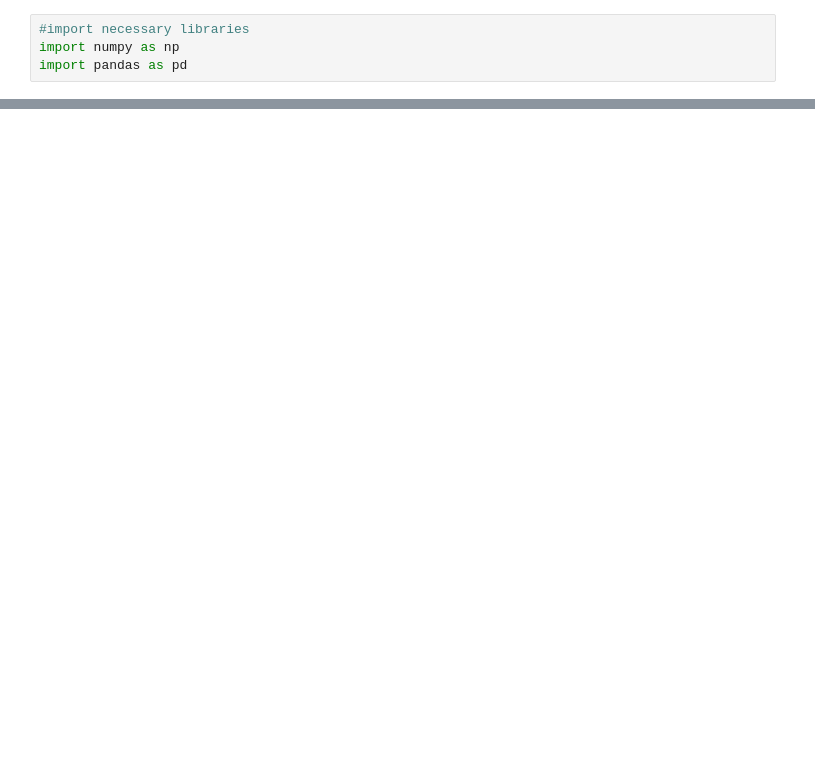
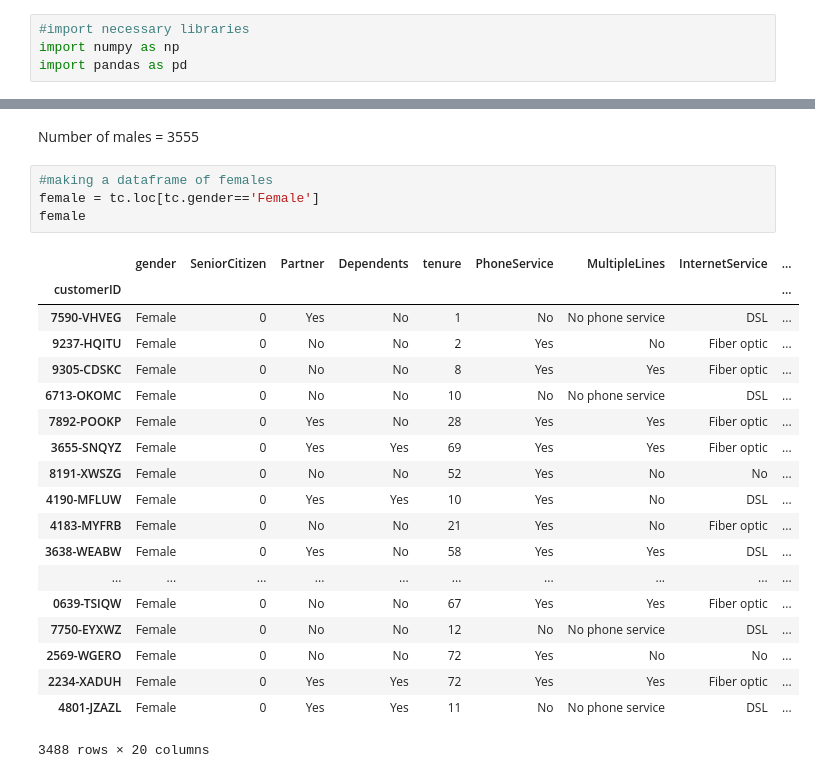
Before and after one commit to ArunimSamudra/eda-taskphase-arunimsamudra, a Jupyter notebook: Telco_analysis.ipynb, the cells around one changed output, grey strips where cells are left out. Cells and saved outputs as stored; diff of their text form; blank space fills up the shorter version.

```diff
--- a/Telco_analysis.ipynb
+++ b/Telco_analysis.ipynb
@@ -53,0 +94,26 @@ df.describe()
+# %% [markdown]
+Number of males = 3555
+# %%
+#making a dataframe of females
+female = tc.loc[tc.gender=='Female']
+female
+# %% [output]
+|  | gender | SeniorCitizen | Partner | Dependents | tenure | PhoneService | MultipleLines | InternetService | ... |
+| customerID |  |  |  |  |  |  |  |  | ... |
+| 7590-VHVEG | Female | 0 | Yes | No | 1 | No | No phone service | DSL | ... |
+| 9237-HQITU | Female | 0 | No | No | 2 | Yes | No | Fiber optic | ... |
+| 9305-CDSKC | Female | 0 | No | No | 8 | Yes | Yes | Fiber optic | ... |
+| 6713-OKOMC | Female | 0 | No | No | 10 | No | No phone service | DSL | ... |
+| 7892-POOKP | Female | 0 | Yes | No | 28 | Yes | Yes | Fiber optic | ... |
+| 3655-SNQYZ | Female | 0 | Yes | Yes | 69 | Yes | Yes | Fiber optic | ... |
+| 8191-XWSZG | Female | 0 | No | No | 52 | Yes | No | No | ... |
+| 4190-MFLUW | Female | 0 | Yes | Yes | 10 | Yes | No | DSL | ... |
+| 4183-MYFRB | Female | 0 | No | No | 21 | Yes | No | Fiber optic | ... |
+| 3638-WEABW | Female | 0 | Yes | No | 58 | Yes | Yes | DSL | ... |
+| ... | ... | ... | ... | ... | ... | ... | ... | ... | ... |
+| 0639-TSIQW | Female | 0 | No | No | 67 | Yes | Yes | Fiber optic | ... |
+| 7750-EYXWZ | Female | 0 | No | No | 12 | No | No phone service | DSL | ... |
+| 2569-WGERO | Female | 0 | No | No | 72 | Yes | No | No | ... |
+| 2234-XADUH | Female | 0 | Yes | Yes | 72 | Yes | Yes | Fiber optic | ... |
+| 4801-JZAZL | Female | 0 | Yes | Yes | 11 | No | No phone service | DSL | ... |
+3488 rows × 20 columns
```
Also changed, not shown: parts of 50 cells of this notebook.
